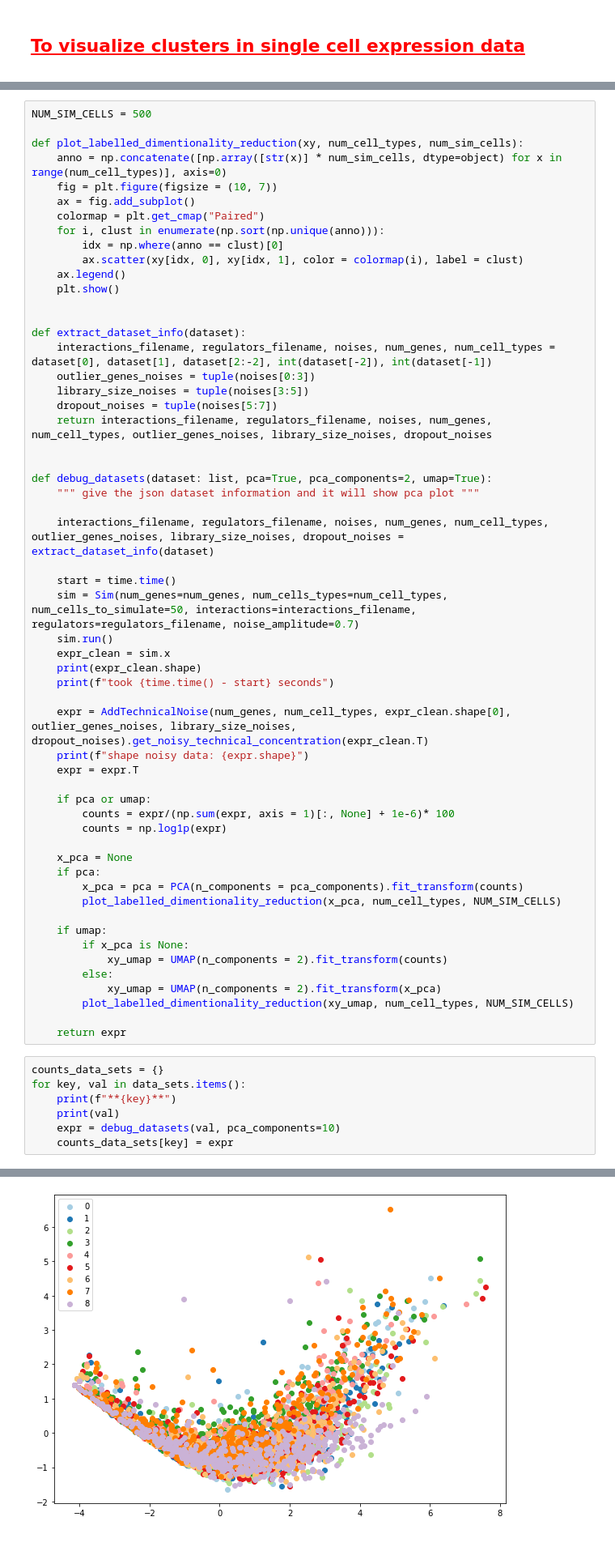
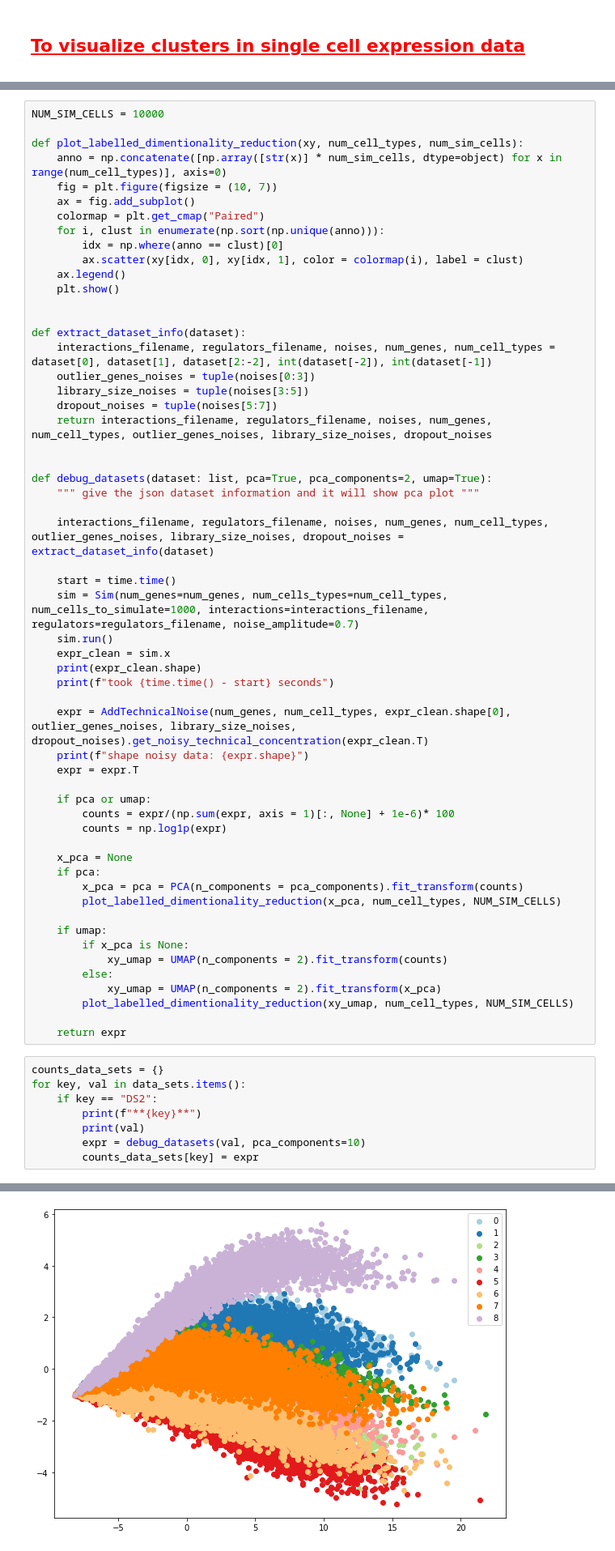
Before and after one commit to ioneliabuzatu/grn-control, a Jupyter notebook: clusters.ipynb, the cells around one changed output, grey strips where cells are left out. Shown: that part at 81% size. Saved outputs shown, nothing was run; the diff lists cells and outputs as text.

```diff
--- a/clusters.ipynb
+++ b/clusters.ipynb
@@ -39,5 +43,5 @@ data_sets
 # %%
-NUM_SIM_CELLS = 500
+NUM_SIM_CELLS = 10000
 
 def plot_labelled_dimentionality_reduction(xy, num_cell_types, num_sim_cells):
     anno = np.concatenate([np.array([str(x)] * num_sim_cells, dtype=object) for x in range(num_cell_types)], axis=0)
@@ -65,7 +69,7 @@ def debug_datasets(dataset: list, pca=True, pca_components=2, umap=True):
     interactions_filename, regulators_filename, noises, num_genes, num_cell_types, outlier_genes_noises, library_size_noises, dropout_noises = extract_dataset_info(dataset)
 
     start = time.time()
-    sim = Sim(num_genes=num_genes, num_cells_types=num_cell_types, num_cells_to_simulate=50, interactions=interactions_filename, regulators=regulators_filename, noise_amplitude=0.7)
+    sim = Sim(num_genes=num_genes, num_cells_types=num_cell_types, num_cells_to_simulate=1000, interactions=interactions_filename, regulators=regulators_filename, noise_amplitude=0.7)
     sim.run()
     expr_clean = sim.x
     print(expr_clean.shape)
@@ -95,8 +99,9 @@ def debug_datasets(dataset: list, pca=True, pca_components=2, umap=True):
 # %%
 counts_data_sets = {}
 for key, val in data_sets.items():
-    print(f"**{key}**")
-    print(val)
-    expr = debug_datasets(val, pca_components=10)
-    counts_data_sets[key] = expr
+    if key == "DS2":
+        print(f"**{key}**")
+        print(val)
+        expr = debug_datasets(val, pca_components=10)
+        counts_data_sets[key] = expr
 # %% [output]
@@ -112 +120 @@ shape noisy data: (100, 4500)
-[figure, old version]
+[figure, new version]
```
Also changed, not shown: parts of 5 cells of this notebook, 2 other files.
